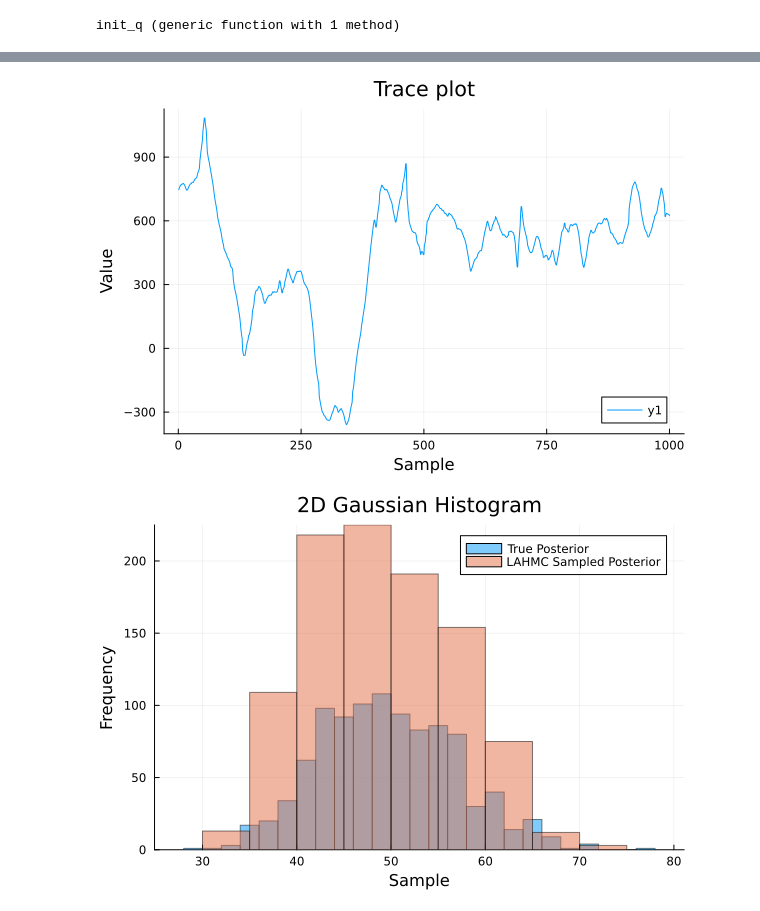
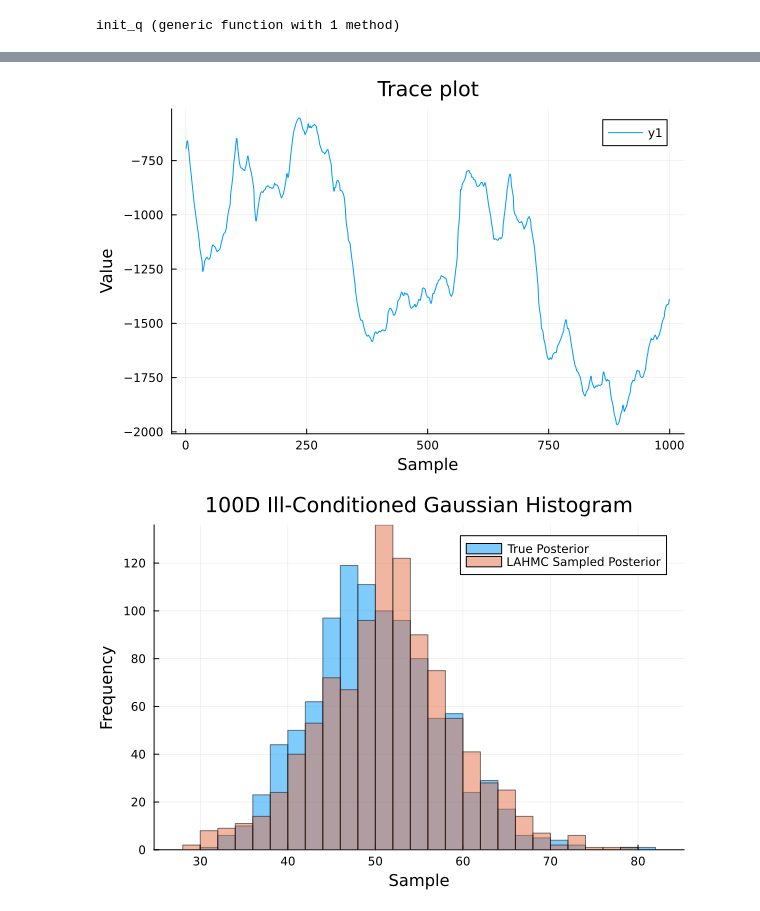
Before and after one commit to prl405/lahmc, a Jupyter notebook: lahmc_paper.ipynb, the cells around one changed output, grey strips where cells are left out. Saved outputs shown, nothing was run; the diff lists cells and outputs as text; code cells hidden in the pictures.

```diff
--- a/lahmc_paper.ipynb
+++ b/lahmc_paper.ipynb
@@ -58,10 +101,11 @@ plot_histograms(U, init_q, lahmc_samples, n_samples, "2D Rough Well Histogram";
 # %% [markdown]
 # 2D ill-conditioned Gaussian
 # %%
-n_samples = 1000
-n_chains = 50
+# n_samples = 10000
+# n_chains = 50
 epsilon = 1
 L = 10
+K = 4
 beta = 0.1
 n_param = 2
 
@@ -112,10 +195,11 @@ plot_histograms(U, init_q, lahmc_samples, n_samples, "2D Gaussian Histogram")
 # %% [markdown]
 # 100D ill-conditioned Gaussian
 # %%
-n_samples = 1000
-n_chains = 50
+# n_samples = 1000
+# n_chains = 50
 epsilon = 1
 L = 10
+K = 4
 beta = 0.1
 n_param = 100
 
@@ -133,3 +217,5 @@ function init_q()
 end
 # %% [output]
 init_q (generic function with 1 method)
+# %%
+lahmc_samples = sample_loop(n_chains, U, dU, init_q, epsilon, L, K, beta, n_param, n_samples)
@@ -136,16 +234,11 @@ init_q (generic function with 1 method)
 # %%
-lahmc_samples, grad_count = sample_loop(n_chains, U, dU, init_q, epsilon, L, 4, beta, n_param, n_samples)
-autocorrelation_lahmc = calculate_looped_autocorrelation(lahmc_samples)
+autocorrelation_lahmc = autocorrelation(lahmc_samples[:samples])
+autocorrelation_hmc = autocorrelation(hmc_samples[:samples])
 
-gradient_evaluations_lahmc = LinRange(0, grad_count/n_chains, length(autocorrelation_lahmc))
+gradient_evaluations_lahmc = LinRange(0, lahmc_samples[:grad_evals]/n_chains, length(autocorrelation_lahmc))
+gradient_evaluations_hmc = LinRange(0, hmc_samples[:grad_evals]/n_chains, length(autocorrelation_hmc))
 
 plt_lahmc_ac = plot(gradient_evaluations_lahmc, autocorrelation_lahmc, title="Gradient Evaluations vs Autocorrelation", xlabel="Gradient Evaluations", ylabel="Autocorrelation", label="LAHMC")
-
-hmc_samples, grad_count = sample_loop(n_chains, U, dU, init_q, epsilon, L, 1, beta, n_param, n_samples)
-autocorrelation_hmc = calculate_looped_autocorrelation(hmc_samples)
-
-gradient_evaluations_hmc = LinRange(0, grad_count/n_chains, length(autocorrelation_hmc))
-
 plt_hmc_ac = plot!(gradient_evaluations_hmc, autocorrelation_hmc, label="HMC")
 
 display(plt_lahmc_ac)
@@ -158,8 +247,8 @@ Average transition rates: L1: 0.8554354354354354 F: 0.14456456456456457
 # %%
-plot(lahmc_samples[1, 1, :], title="Trace plot", xlabel="Sample", ylabel="Value")
+plot(lahmc_samples[:samples][1, 1, :], title="Trace plot", xlabel="Sample", ylabel="Value")
 # %% [output]
-[figure, old version]
+[figure, new version]
 # %%
-plot_histograms(U, init_q, lahmc_samples, n_samples, "2D Gaussian Histogram")
+plot_histograms(U, init_q, lahmc_samples[:samples], n_samples, "100D Ill-Conditioned Gaussian Histogram")
 # %% [output]
-[figure, old version]
+[figure, new version]
```
Also changed, not shown: parts of 26 cells of this notebook, 2 other files.
